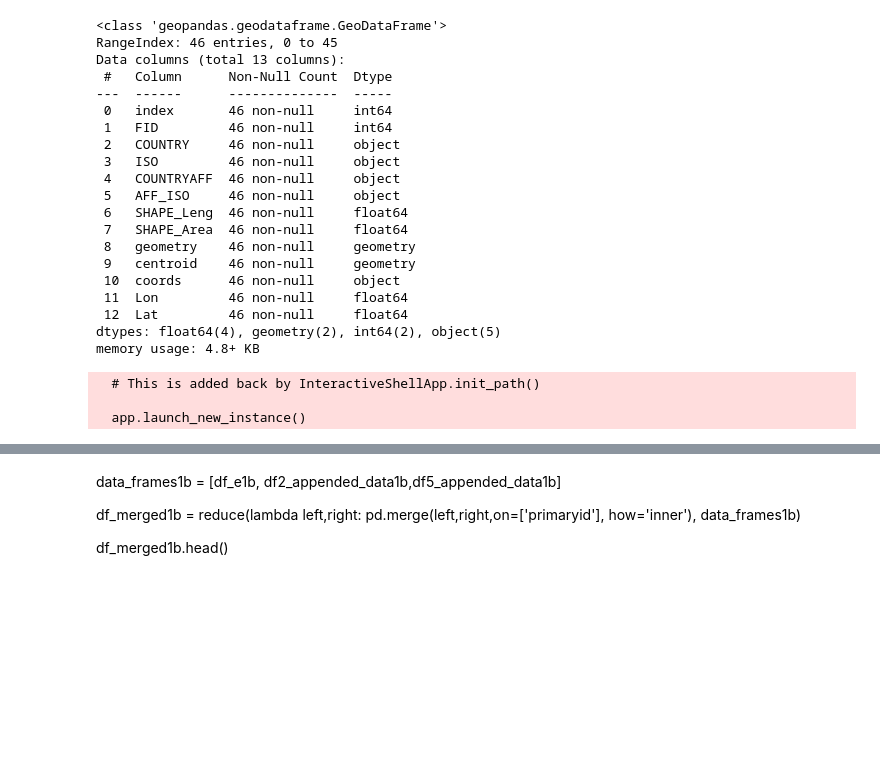
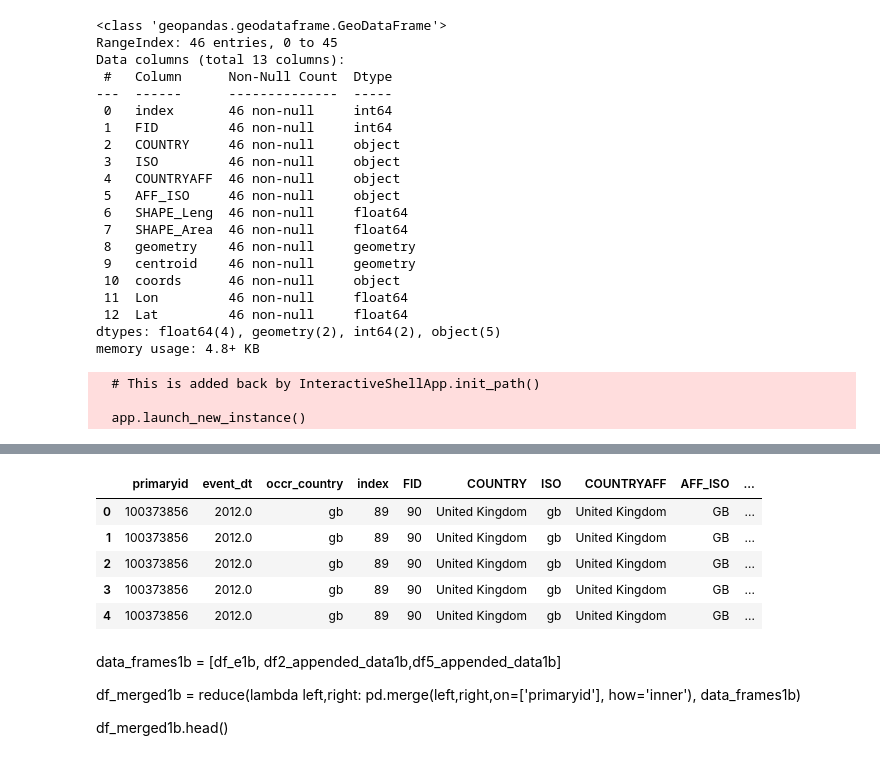
Before and after one commit to ahmedaskar64/Spatio-Temporal-AEs-Similarity, a Jupyter notebook: FAERS_download_datamanagement_part1.ipynb, the cells around one changed output, grey strips where cells are left out. Cells and saved outputs as stored; diff of their text form; code cells hidden in the pictures; blank space fills up the shorter version.

```diff
--- a/FAERS_download_datamanagement_part1.ipynb
+++ b/FAERS_download_datamanagement_part1.ipynb
@@ -196,7 +198,7 @@ df5_appended_data0 = []
 #df6_appended_data0 = []
 #df7_appended_data0 = []
 
-for i in range(2018,2021):
+for i in range(2020,2021):
     for j in range (1,5):
         ii = str(i)
         ii =(ii[-2:])
@@ -490,6 +630,9 @@ df5_appended_data2['caseid'] = df5_appended_data2['caseid'].astype(str)
 # %%
 
 df2_appended_data0['drugname']= df2_appended_data0['drugname'].str.lower()
+df2_appended_data0b['drugname']= df2_appended_data0b['drugname'].str.lower()
+df2_appended_data0c['drugname']= df2_appended_data0c['drugname'].str.lower()
+
 df2_appended_data1['drugname']= df2_appended_data1['drugname'].str.lower()
 df2_appended_data2['drugname']= df2_appended_data2['drugname'].str.lower()
 
@@ -506,6 +649,30 @@ df2_appended_data0['drugname'] = df2_appended_data0['drugname'].str.replace('\n
 df2_appended_data0['drugname'] = [''.join(c.split()) for c in df2_appended_data0['drugname'].astype(str)]
 df2_appended_data0['drugname'] = df2_appended_data0['drugname'].replace({r'\s+$': '', r'^\s+': ''}, regex=True).replace(r"\n",  ' ', regex=True)
 df2_appended_data0['drugname'] = df2_appended_data0['drugname'].str.translate({None: ",!.; ''-@!%^&*)("})
+
+df2_appended_data0b['drugname'] = df2_appended_data0b['drugname'].str.strip()
+df2_appended_data0b['drugname'] = df2_appended_data0b['drugname'].str.strip(',')
+df2_appended_data0b['drugname'] = df2_appended_data0b['drugname'].str.replace(u"/",", ")
+df2_appended_data0b['drugname'] = df2_appended_data0b['drugname'].str.replace(u"\\\\", ", ")
+df2_appended_data0b['drugname'] = df2_appended_data0b['drugname'].str.replace(u"' ","'")
+df2_appended_data0b['drugname'] = df2_appended_data0b['drugname'].str.replace('\n',"")
+df2_appended_data0b['drugname'] = df2_appended_data0b['drugname'].str.replace('.',"")
+df2_appended_data0b['drugname'] = df2_appended_data0b['drugname'].str.replace('\n ',"")
+df2_appended_data0b['drugname'] = [''.join(c.split()) for c in df2_appended_data0b['drugname'].astype(str)]
+df2_appended_data0b['drugname'] = df2_appended_data0b['drugname'].replace({r'\s+$': '', r'^\s+': ''}, regex=True).replace(r"\n",  ' ', regex=True)
+df2_appended_data0b['drugname'] = df2_appended_data0b['drugname'].str.translate({None: ",!.; ''-@!%^&*)("})
+
+df2_appended_data0c['drugname'] = df2_appended_data0c['drugname'].str.strip()
+df2_appended_data0c['drugname'] = df2_appended_data0c['drugname'].str.strip(',')
+df2_appended_data0c['drugname'] = df2_appended_data0c['drugname'].str.replace(u"/",", ")
+df2_appended_data0c['drugname'] = df2_appended_data0c['drugname'].str.replace(u"\\\\", ", ")
+df2_appended_data0c['drugname'] = df2_appended_data0c['drugname'].str.replace(u"' ","'")
+df2_appended_data0c['drugname'] = df2_appended_data0c['drugname'].str.replace('\n',"")
+df2_appended_data0c['drugname'] = df2_appended_data0c['drugname'].str.replace('.',"")
+df2_appended_data0c['drugname'] = df2_appended_data0c['drugname'].str.replace('\n ',"")
+df2_appended_data0c['drugname'] = [''.join(c.split()) for c in df2_appended_data0c['drugname'].astype(str)]
+df2_appended_data0c['drugname'] = df2_appended_data0c['drugname'].replace({r'\s+$': '', r'^\s+': ''}, regex=True).replace(r"\n",  ' ', regex=True)
+df2_appended_data0c['drugname'] = df2_appended_data0c['drugname'].str.translate({None: ",!.; ''-@!%^&*)("})
 
 df2_appended_data1['drugname'] = df2_appended_data1['drugname'].str.strip()
 df2_appended_data1['drugname'] = df2_appended_data1['drugname'].str.strip(',')
@@ -607,3 +774,8 @@ df1_appended_data0['occr_country'] = df1_appended_data0['occr_country'].str.stri
 df1_appended_data0['occr_country'] = df1_appended_data0['occr_country'].str.lower()
 
 df_e0 =df1_appended_data0.merge(world_shp, left_on='occr_country', right_on='ISO', how='inner')
+# %%
+df1_appended_data0b['occr_country'] = df1_appended_data0b['occr_country'].str.strip()
+df1_appended_data0b['occr_country'] = df1_appended_data0b['occr_country'].str.lower()
+
+df_e0b =df1_appended_data0b.merge(world_shp, left_on='occr_country', right_on='ISO', how='inner')
@@ -639,0 +824,13 @@ df_merged0.head()
+# %%
+data_frames0b = [df_e0b, df2_appended_data0b,df3_appended_data0b,df5_appended_data0b]
+df_merged0b = reduce(lambda  left,right: pd.merge(left,right,on=['primaryid'],
+                                            how='inner'), data_frames0b)
+
+df_merged0b.head()
+# %% [output]
+|  | primaryid | event_dt | occr_country | index | FID | COUNTRY | ISO | COUNTRYAFF | AFF_ISO | ... |
+| 0 | 100373856 | 2012.0 | gb | 89 | 90 | United Kingdom | gb | United Kingdom | GB | ... |
+| 1 | 100373856 | 2012.0 | gb | 89 | 90 | United Kingdom | gb | United Kingdom | GB | ... |
+| 2 | 100373856 | 2012.0 | gb | 89 | 90 | United Kingdom | gb | United Kingdom | GB | ... |
+| 3 | 100373856 | 2012.0 | gb | 89 | 90 | United Kingdom | gb | United Kingdom | GB | ... |
+| 4 | 100373856 | 2012.0 | gb | 89 | 90 | United Kingdom | gb | United Kingdom | GB | ... |
```
Also changed, not shown: parts of 15 cells of this notebook.
